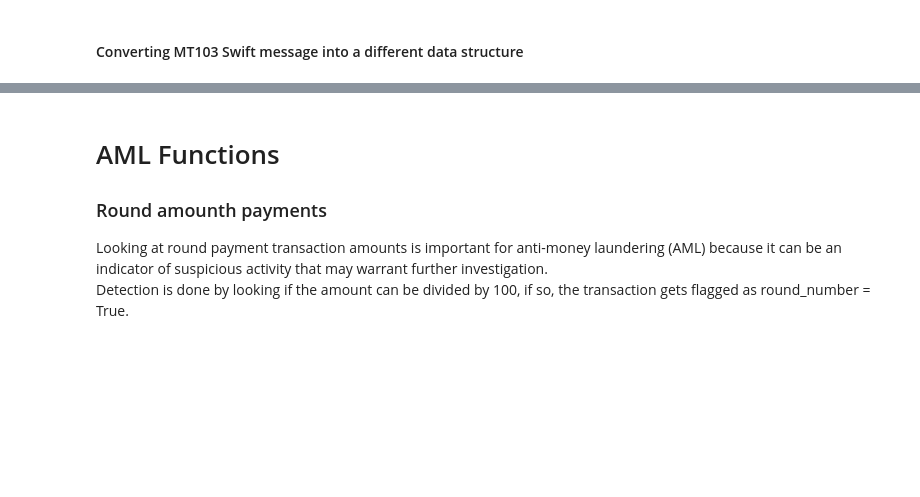
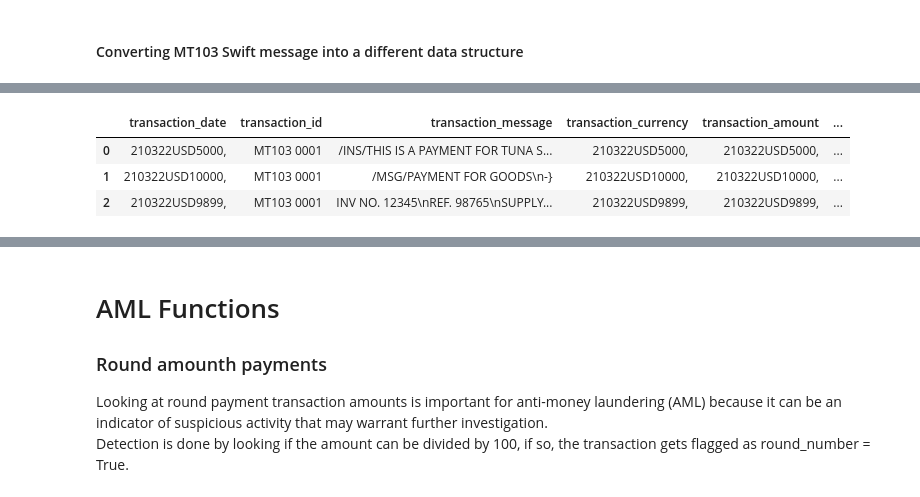
Before and after one commit to DavidWdk/AML-algorithm, a Jupyter notebook: AML_algorithm.ipynb, the cells around one changed output, grey strips where cells are left out. Cells and saved outputs as stored; diff of their text form; code cells hidden in the pictures; blank space fills up the shorter version.

Commit message:
Multi row DF, comments, AML functions, improved extraction of data

```diff
--- a/AML_algorithm.ipynb
+++ b/AML_algorithm.ipynb
@@ -43,3 +43,13 @@ def structurize_mt103(message):
         msg_dic[key] = value
 
     return msg_dic
+# %%
+# Create dictionaries from message files
+with open('mt103-1.txt', 'r') as file:
+    swift_dic_1 = structurize_mt103(file)
+
+with open('mt103-2.txt', 'r') as file:
+    swift_dic_2 = structurize_mt103(file)
+
+with open('mt103-3.txt', 'r') as file:
+    swift_dic_3 = structurize_mt103(file)
@@ -181 +154,48 @@ df
+# %%
+# Function to populate the dataframe from MT103 dictionary above. Function takes swift MT103 messages (list) as parameter
+# and uses the swift_corr as translator, it gaps the bridge between swift tags and readable variable names and the values.
+def populate_dataframe(mt103_messages, df):
+    new_rows = []
+
+    # Loop through the messages
+    for mt103_message in mt103_messages:
+        new_row = {}
+
+        # Bind each item in the dictionary with a value in the swift_corr
+        for item in swift_corr:
+            for key in mt103_message:
+                # Check if the first value of the key-value pair is a list or singular value
+                if isinstance(swift_corr[item][0], list):
+                    for corr_key in swift_corr[item][0]:
+                        if corr_key in key:
+                            try:
+                                # Insert each value as a string
+                                new_row[item] = str(mt103_message[key])
+                            except:
+                                print('Cannot convert data to string type')
+                else:
+                    if swift_corr[item][0] in key:
+                        try:
+                            # Insert each value as a string
+                            new_row[item] = str(mt103_message[key])
+                        except:
+                            print('Cannot convert data to string type')
+        new_rows.append(new_row)
+
+    # Append the new rows to the existing DataFrame
+    return pd.concat([df, pd.DataFrame(new_rows)], ignore_index=True)
+
+# Create an empty dataframe with the required columns
+columns = list(swift_corr.keys())
+df = pd.DataFrame(columns=columns)
+
+# Call the function with the list of MT103 message dictionaries and the existing DataFrame
+mt103_message_list = [swift_dic_1, swift_dic_2, swift_dic_3]  # List of dictionaries representing MT103 messages
+df = populate_dataframe(mt103_message_list, df)
+df
+# %% [output]
+|  | transaction_date | transaction_id | transaction_message | transaction_currency | transaction_amount | ... |
+| 0 | 210322USD5000, | MT103 0001 | /INS/THIS IS A PAYMENT FOR TUNA S... | 210322USD5000, | 210322USD5000, | ... |
+| 1 | 210322USD10000, | MT103 0001 | /MSG/PAYMENT FOR GOODS\n-} | 210322USD10000, | 210322USD10000, | ... |
+| 2 | 210322USD9899, | MT103 0001 | INV NO. 12345\nREF. 98765\nSUPPLY... | 210322USD9899, | 210322USD9899, | ... |
 # %%
```
Also changed, not shown: parts of 17 cells of this notebook, 3 other files.
